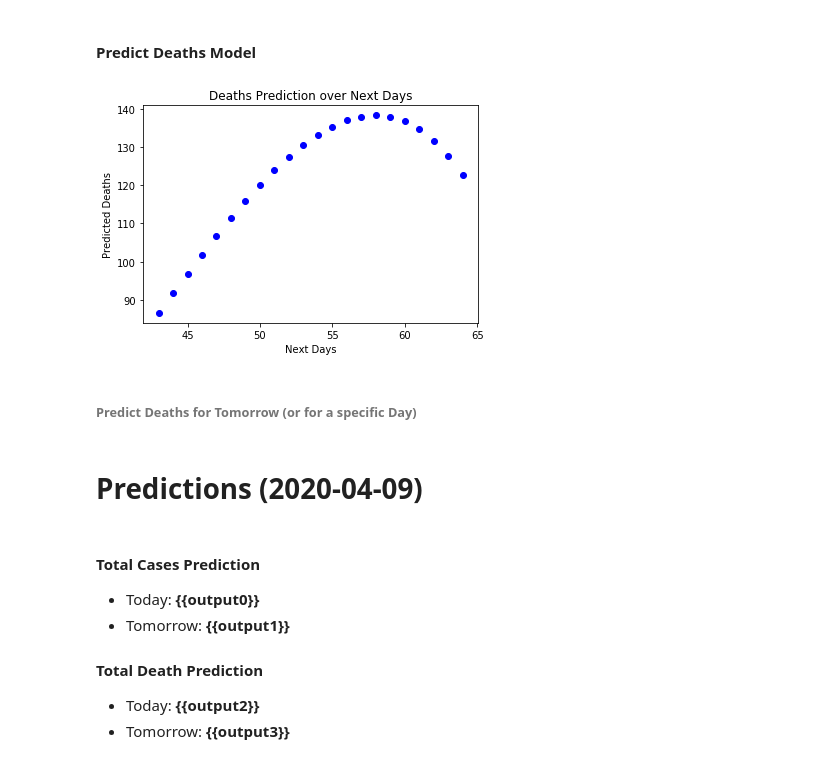
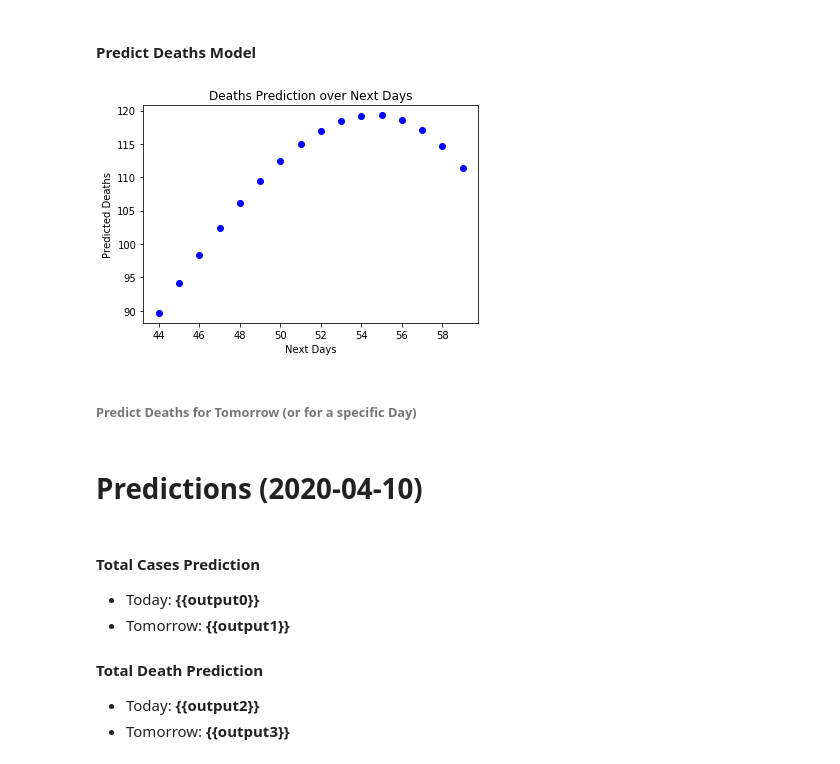
Before and after one commit to mastavralis/dm-covid-19-greece, a Jupyter notebook: main.ipynb, the cells around one changed output. Saved outputs shown, nothing was run; the diff lists cells and outputs as text; code cells hidden in the pictures.

```diff
--- a/main.ipynb
+++ b/main.ipynb
@@ -205,7 +205,7 @@ plt.show()
 #### Predict Cases Model
 # %%
 current_day = len(country_df)
-days = np.arange(current_day, 55)
+days = np.arange(current_day, 50)
 pred = []
 next_days = []
 
@@ -269,26 +269,26 @@ plt.show()
 # %% [markdown]
 #### Predict Deaths Model
 # %%
-days = np.arange(current_day,65)
+days = np.arange(current_day,60)
 pred = []
 next_days = []
 
 for i in days:
     next_days.append( lin2.predict(poly.fit_transform([[i]])) )
 
 
 X = days
 y = next_days
 
 # Visualising the Polynomial Regression results
 plt.scatter(X, y, color = 'blue')
 
 plt.title('Deaths Prediction over Next Days')
 plt.xlabel('Next Days')
 plt.ylabel('Predicted Deaths')
 plt.show()
 # %% [output]
-[figure, old version]
+[figure, new version]
 # %% [markdown]
 ###### Predict Deaths for Tomorrow (or for a specific Day)
 # %%
@@ -306,7 +306,7 @@ tomorrow = today + datetime.timedelta(days=1)
 output3 = "Total Deaths Prediction tomorrow {0} is {1}".format(tomorrow,int(prediction[0]))
 output3 = int(prediction[0])
 # %% [markdown]
-# Predictions (2020-04-09)
+# Predictions (2020-04-10)
 # %% [markdown]
 #### Total Cases Prediction
 
```
Also changed, not shown: parts of 11 cells of this notebook, 2 other files.
